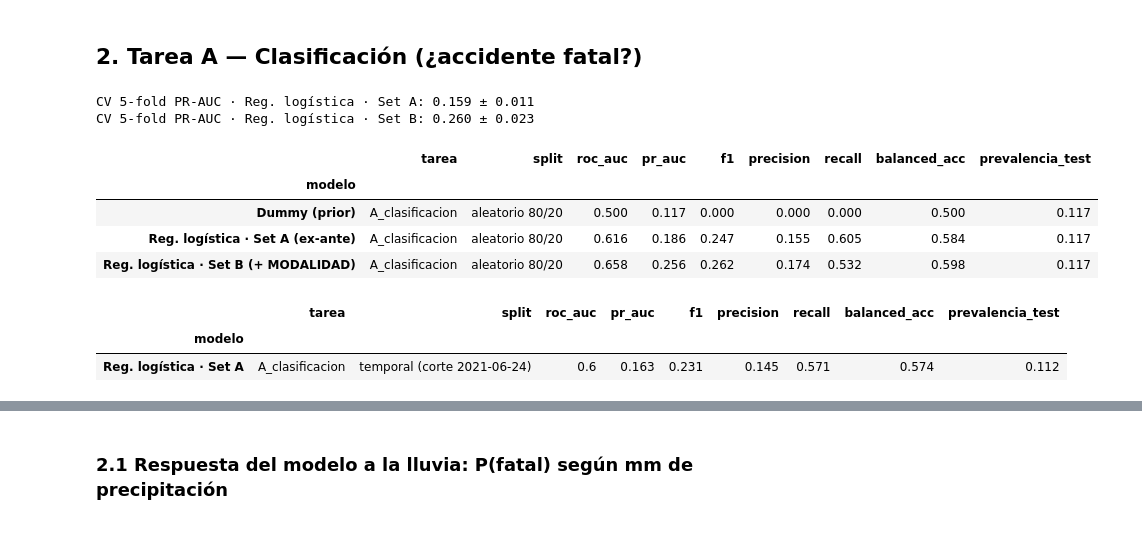
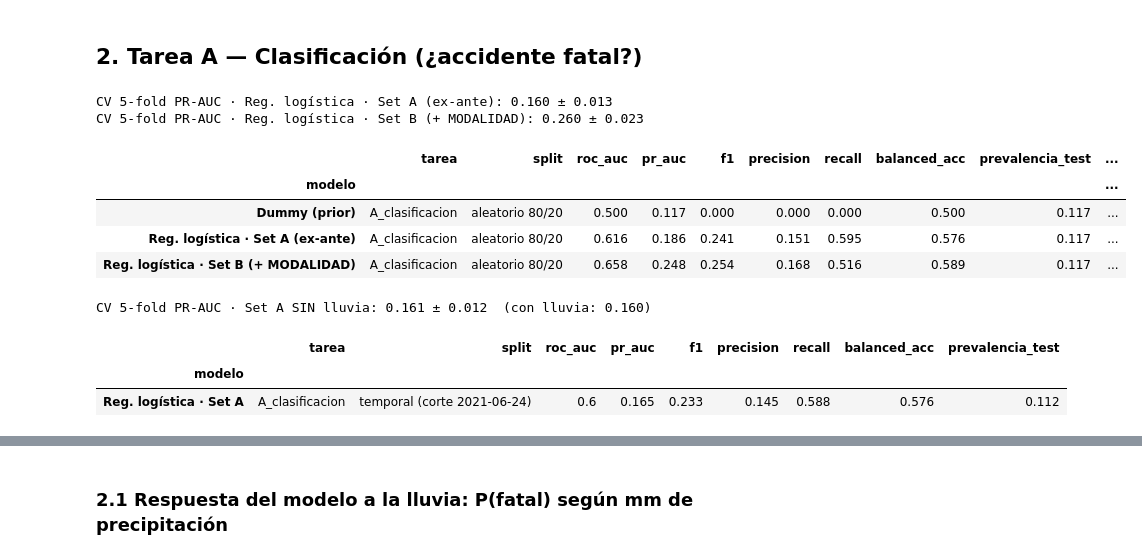
Before and after one commit to Marcor47/IAA-Grupo3, a Jupyter notebook: notebooks/02_modelos.ipynb, the cells around one changed output, grey strips where cells are left out. Drawn from its saved outputs; the diff is of its cells as text; code cells hidden in the pictures.

```diff
--- a/notebooks/02_modelos.ipynb
+++ b/notebooks/02_modelos.ipynb
@@ -59,7 +59,8 @@ df["MES_SIN"] = np.sin(2 * np.pi * df["MES"] / 12)
 df["MES_COS"] = np.cos(2 * np.pi * df["MES"] / 12)
 df["DIA_SEMANA"] = df["DIA_SEMANA"].astype(str)
 
-NUM = ["PRECIP_LOG", "ELEVACION", "HORA_SIN", "HORA_COS", "MES_SIN", "MES_COS", "KILOMETRO"]  # ELEVACION: hallazgo del EDA (4.4)
+# KILOMETRO no entra como número: solo tiene sentido dentro de cada vía (EDA, sección 1.3); CODIGO_VIA ya está en CAT_A
+NUM = ["PRECIP_LOG", "ELEVACION", "HORA_SIN", "HORA_COS", "MES_SIN", "MES_COS"]  # ELEVACION: hallazgo del EDA (4.4)
 CAT_A = ["DEPARTAMENTO", "DIA_SEMANA", "CODIGO_VIA"]
 CAT_B = CAT_A + ["MODALIDAD"]
 
@@ -86,42 +87,62 @@ def evaluar_clf(nombre, modelo, cols, split="aleatorio 80/20", tr_=None, te_=Non
     modelo.fit(tr_[cols], tr_["ES_FATAL"])
     prob = modelo.predict_proba(te_[cols])[:, 1]
     pred = (prob >= 0.5).astype(int)
     y = te_["ES_FATAL"]
     return dict(tarea="A_clasificacion", modelo=nombre, split=split,
                 roc_auc=roc_auc_score(y, prob), pr_auc=average_precision_score(y, prob),
                 f1=f1_score(y, pred), precision=precision_score(y, pred, zero_division=0),
                 recall=recall_score(y, pred), balanced_acc=balanced_accuracy_score(y, pred),
                 prevalencia_test=y.mean()), modelo, prob
 
 
 def lr_pipe(cat_cols):
     return Pipeline([("pre", make_pre(cat_cols)),
                      ("clf", LogisticRegression(max_iter=2000, class_weight="balanced", C=1.0))])
 
 
 res = []
 r0, _, _ = evaluar_clf("Dummy (prior)", Pipeline([("pre", make_pre(CAT_A)),
                                                     ("clf", DummyClassifier(strategy="prior"))]), NUM + CAT_A)
 r1, lr_A, prob_A = evaluar_clf("Reg. logística · Set A (ex-ante)", lr_pipe(CAT_A), NUM + CAT_A)
 r2, lr_B, prob_B = evaluar_clf("Reg. logística · Set B (+ MODALIDAD)", lr_pipe(CAT_B), NUM + CAT_B)
 res += [r0, r1, r2]
 
 # Validación cruzada estratificada (5 folds) sobre el set de entrenamiento: PR-AUC
+# Es la cifra principal: una sola partición 80/20 puede salir favorable o desfavorable por azar.
 cv = StratifiedKFold(5, shuffle=True, random_state=SEED)
-for nombre, pipe, cols in [("Reg. logística · Set A", lr_pipe(CAT_A), NUM + CAT_A),
-                           ("Reg. logística · Set B", lr_pipe(CAT_B), NUM + CAT_B)]:
+cv_pr = {}
+for nombre, pipe, cols in [("Reg. logística · Set A (ex-ante)", lr_pipe(CAT_A), NUM + CAT_A),
+                           ("Reg. logística · Set B (+ MODALIDAD)", lr_pipe(CAT_B), NUM + CAT_B)]:
     s = cross_val_score(pipe, tr[cols], tr["ES_FATAL"], cv=cv, scoring="average_precision")
+    cv_pr[nombre] = (s.mean(), s.std())
     print(f"CV 5-fold PR-AUC · {nombre}: {s.mean():.3f} ± {s.std():.3f}")
 
+for r in res:
+    if r["modelo"] in cv_pr:
+        r["pr_auc_cv"], r["pr_auc_cv_std"] = cv_pr[r["modelo"]]
+
 pd.DataFrame(res).set_index("modelo").round(3)
 # %% [output]
-CV 5-fold PR-AUC · Reg. logística · Set A: 0.159 ± 0.011
-CV 5-fold PR-AUC · Reg. logística · Set B: 0.260 ± 0.023
+CV 5-fold PR-AUC · Reg. logística · Set A (ex-ante): 0.160 ± 0.013
+CV 5-fold PR-AUC · Reg. logística · Set B (+ MODALIDAD): 0.260 ± 0.023
-|  | tarea | split | roc_auc | pr_auc | f1 | precision | recall | balanced_acc | prevalencia_test |
-| modelo |  |  |  |  |  |  |  |  |  |
-| Dummy (prior) | A_clasificacion | aleatorio 80/20 | 0.500 | 0.117 | 0.000 | 0.000 | 0.000 | 0.500 | 0.117 |
-| Reg. logística · Set A (ex-ante) | A_clasificacion | aleatorio 80/20 | 0.616 | 0.186 | 0.247 | 0.155 | 0.605 | 0.584 | 0.117 |
-| Reg. logística · Set B (+ MODALIDAD) | A_clasificacion | aleatorio 80/20 | 0.658 | 0.256 | 0.262 | 0.174 | 0.532 | 0.598 | 0.117 |
+|  | tarea | split | roc_auc | pr_auc | f1 | precision | recall | balanced_acc | prevalencia_test | ... |
+| modelo |  |  |  |  |  |  |  |  |  | ... |
+| Dummy (prior) | A_clasificacion | aleatorio 80/20 | 0.500 | 0.117 | 0.000 | 0.000 | 0.000 | 0.500 | 0.117 | ... |
+| Reg. logística · Set A (ex-ante) | A_clasificacion | aleatorio 80/20 | 0.616 | 0.186 | 0.241 | 0.151 | 0.595 | 0.576 | 0.117 | ... |
+| Reg. logística · Set B (+ MODALIDAD) | A_clasificacion | aleatorio 80/20 | 0.658 | 0.248 | 0.254 | 0.168 | 0.516 | 0.589 | 0.117 | ... |
+# %%
+# Ablación: ¿cuánto aporta la lluvia? Mismo modelo y misma CV, sin PRECIP_LOG
+NUM_SL = [c for c in NUM if c != "PRECIP_LOG"]
+pipe_sl = Pipeline([
+    ("pre", ColumnTransformer([
+        ("num", Pipeline([("imp", SimpleImputer(strategy="median")), ("sc", StandardScaler())]), NUM_SL),
+        ("cat", OneHotEncoder(handle_unknown="infrequent_if_exist", min_frequency=30), CAT_A)])),
+    ("clf", LogisticRegression(max_iter=2000, class_weight="balanced", C=1.0))])
+s = cross_val_score(pipe_sl, tr[NUM_SL + CAT_A], tr["ES_FATAL"], cv=cv, scoring="average_precision")
+print(f"CV 5-fold PR-AUC · Set A SIN lluvia: {s.mean():.3f} ± {s.std():.3f}  "
+      f"(con lluvia: {cv_pr['Reg. logística · Set A (ex-ante)'][0]:.3f})")
+# %% [output]
+CV 5-fold PR-AUC · Set A SIN lluvia: 0.161 ± 0.012  (con lluvia: 0.160)
 # %%
 # Robustez: partición TEMPORAL (entrena con lo anterior al percentil 80 de fechas, prueba con lo posterior)
 corte = df["FECHA"].quantile(0.8)
@@ -133,7 +154,7 @@ pd.DataFrame([rt]).set_index("modelo").round(3)
 # %% [output]
 |  | tarea | split | roc_auc | pr_auc | f1 | precision | recall | balanced_acc | prevalencia_test |
 | modelo |  |  |  |  |  |  |  |  |  |
-| Reg. logística · Set A | A_clasificacion | temporal (corte 2021-06-24) | 0.6 | 0.163 | 0.231 | 0.145 | 0.571 | 0.574 | 0.112 |
+| Reg. logística · Set A | A_clasificacion | temporal (corte 2021-06-24) | 0.6 | 0.165 | 0.233 | 0.145 | 0.588 | 0.576 | 0.112 |
 # %%
 fig, ax = plt.subplots(1, 3, figsize=(16, 4.2))
 yte = te["ES_FATAL"]
```
Also changed, not shown: parts of 7 cells of this notebook, 6 other files.
